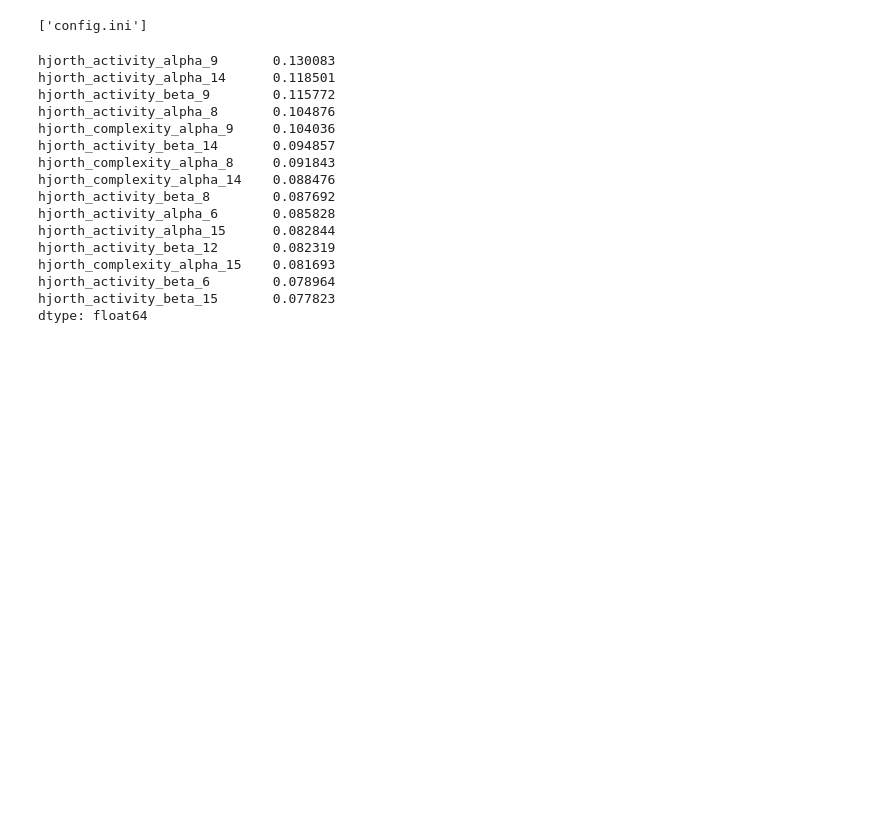
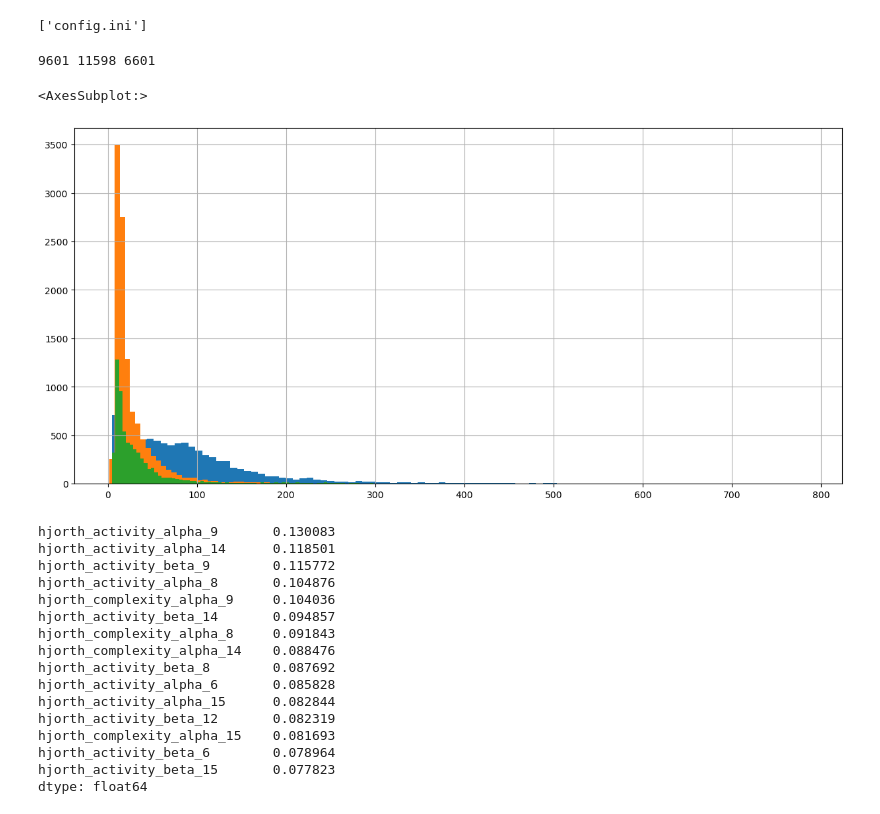
Before and after one commit to strajdzsha/EEG-classification, a Jupyter notebook: feature_analysis.ipynb, the cells around one changed output. Cells and saved outputs as stored; diff of their text form; code cells hidden in the pictures; blank space fills up the shorter version.

```diff
--- a/feature_analysis.ipynb
+++ b/feature_analysis.ipynb
@@ -17,6 +17,23 @@ config.read('config.ini')
 # %%
 X = pd.read_csv(config['Data']['features_path'])
 y = np.load(config['Data']['labels_path'])
+# %%
+print(len(y[y == 0]), len(y[y == 1]), len(y[y == 2]))
+# %% [output]
+9601 11598 6601
+# %%
+X1 = X[y == 1]
+X2 = X[y == 2]
+X0 = X[y == 0]
+
+import matplotlib.pyplot as plt
+plt.figure(figsize=(15, 7))
+X0['hjorth_activity_alpha_9'].hist(bins = 100)
+X1['hjorth_activity_alpha_9'].hist(bins = 100)
+X2['hjorth_activity_alpha_9'].hist(bins = 100)
+# %% [output]
+<AxesSubplot:>
+[figure, added]
 # %%
 from sklearn.feature_selection import mutual_info_classif
 # %%
```
Also changed, not shown: 7 other files.
